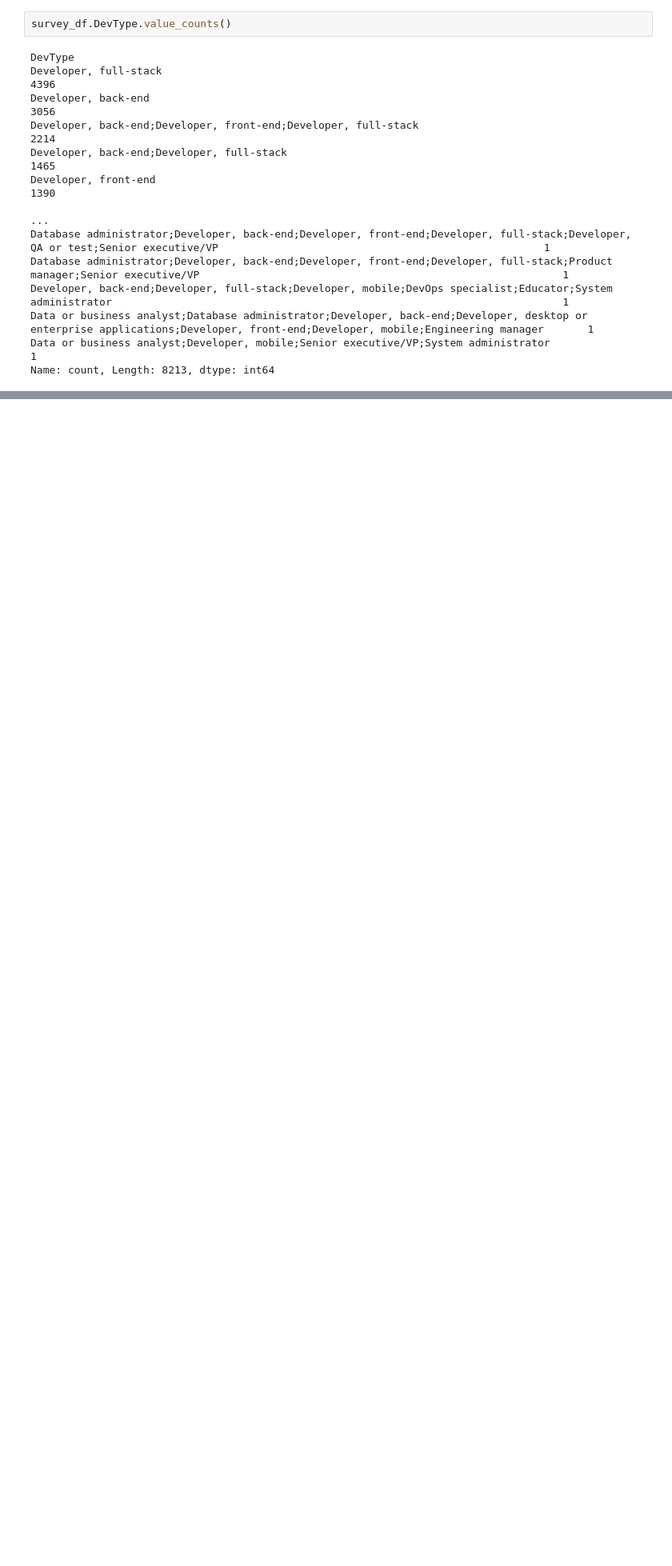
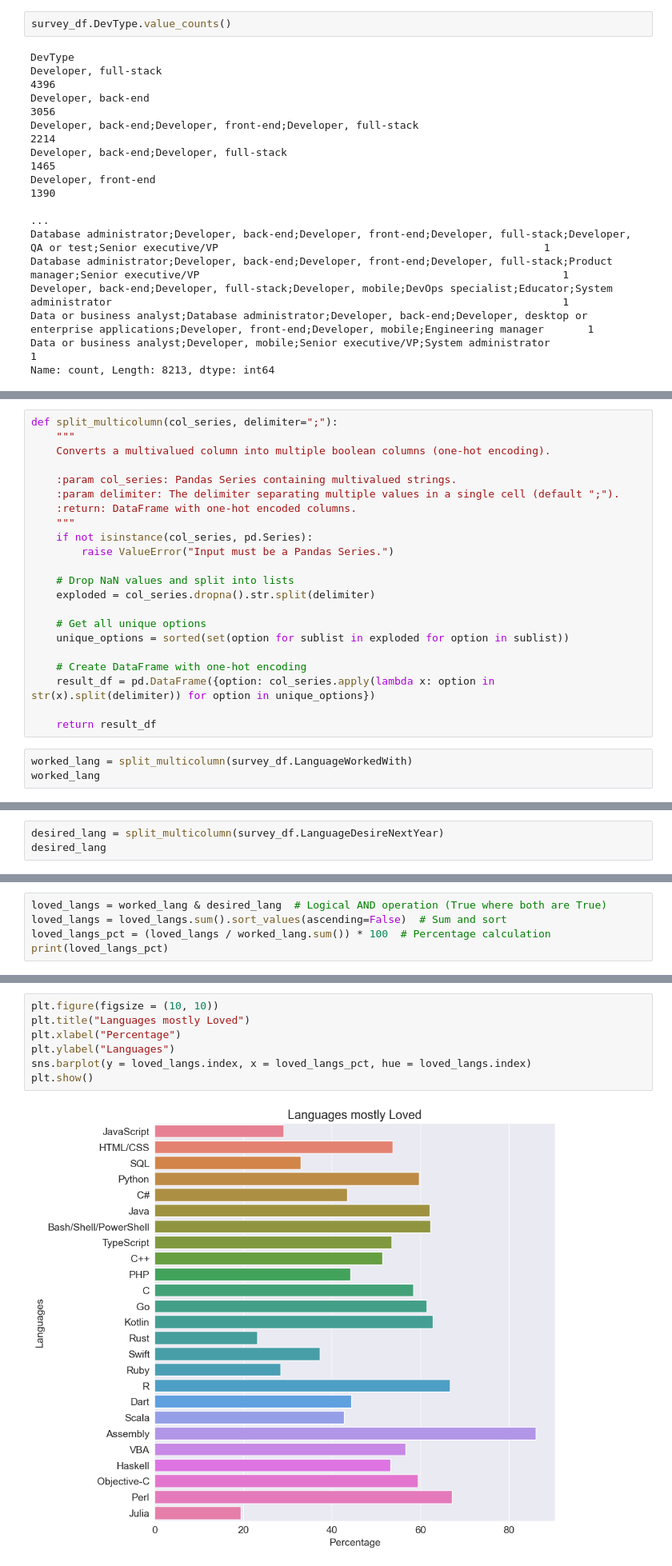
Before and after one commit to MalikHashirShakeel/Data-Analysis-Case-Study, a Jupyter notebook: Project.ipynb, the cells around one changed output, grey strips where cells are left out. Shown at 80% size. Saved outputs shown, nothing was run; the diff lists cells and outputs as text; blank space fills up the shorter version.

```diff
--- a/Project.ipynb
+++ b/Project.ipynb
@@ -448,0 +528,25 @@ employment_type
+# %%
+def split_multicolumn(col_series, delimiter=";"):
+    """
+    Converts a multivalued column into multiple boolean columns (one-hot encoding).
+
+    :param col_series: Pandas Series containing multivalued strings.
+    :param delimiter: The delimiter separating multiple values in a single cell (default ";").
+    :return: DataFrame with one-hot encoded columns.
+    """
+    if not isinstance(col_series, pd.Series):
+        raise ValueError("Input must be a Pandas Series.")
+
+    # Drop NaN values and split into lists
+    exploded = col_series.dropna().str.split(delimiter)
+
+    # Get all unique options
+    unique_options = sorted(set(option for sublist in exploded for option in sublist))
+
+    # Create DataFrame with one-hot encoding
+    result_df = pd.DataFrame({option: col_series.apply(lambda x: option in str(x).split(delimiter)) for option in unique_options})
+
+    return result_df
+# %%
+worked_lang = split_multicolumn(survey_df.LanguageWorkedWith)
+worked_lang
@@ -448,0 +567,3 @@ employment_type
+# %%
+desired_lang = split_multicolumn(survey_df.LanguageDesireNextYear)
+desired_lang
@@ -448,0 +584,5 @@ employment_type
+# %%
+loved_langs = worked_lang & desired_lang  # Logical AND operation (True where both are True)
+loved_langs = loved_langs.sum().sort_values(ascending=False)  # Sum and sort
+loved_langs_pct = (loved_langs / worked_lang.sum()) * 100  # Percentage calculation
+print(loved_langs_pct)
@@ -448,0 +607,9 @@ employment_type
+# %%
+plt.figure(figsize = (10, 10))
+plt.title("Languages mostly Loved")
+plt.xlabel("Percentage")
+plt.ylabel("Languages")
+sns.barplot(y = loved_langs.index, x = loved_langs_pct, hue = loved_langs.index)
+plt.show()
+# %% [output]
+[figure, added]
```
Also changed, not shown: parts of 14 cells of this notebook.
